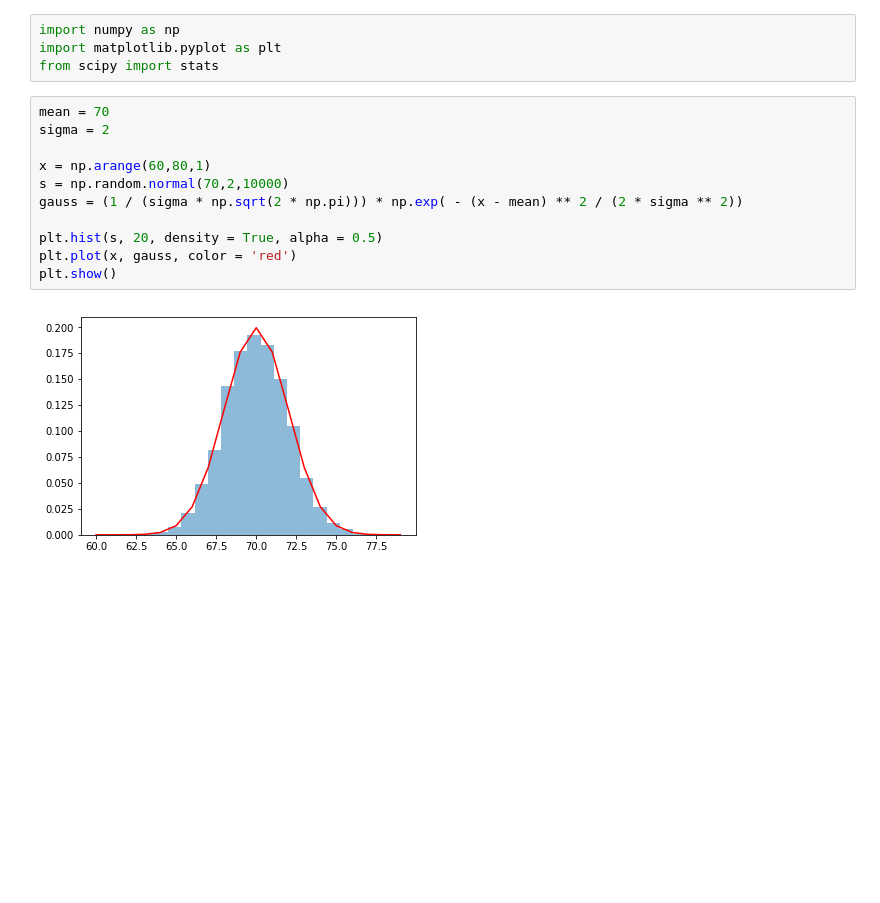
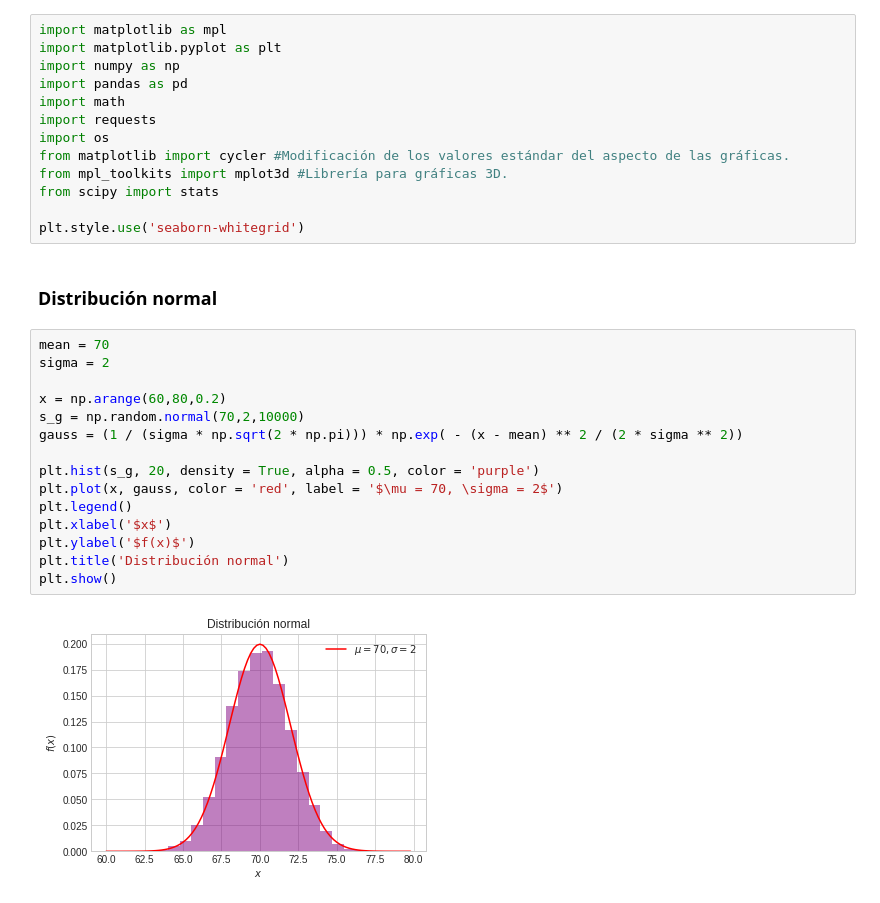
Before and after one commit to DCIDA2019/da2019-MIMIMUSTAINE, a Jupyter notebook: Semana4/Trabajo/Distribuciones.ipynb, the cells around one changed output. Drawn from its saved outputs; the diff is of its cells as text; blank space fills up the shorter version.

```diff
--- a/Semana4/Trabajo/Distribuciones.ipynb
+++ b/Semana4/Trabajo/Distribuciones.ipynb
@@ -1,17 +1,32 @@
-# %%
-import numpy as np
-import matplotlib.pyplot as plt
-from scipy import stats
+# %%
+import matplotlib as mpl
+import matplotlib.pyplot as plt
+import numpy as np
+import pandas as pd
+import math
+import requests
+import os
+from matplotlib import cycler #Modificación de los valores estándar del aspecto de las gráficas.
+from mpl_toolkits import mplot3d #Librería para gráficas 3D.
+from scipy import stats
+
+plt.style.use('seaborn-whitegrid')
+# %% [markdown]
+### <strong>Distribución normal</strong>
 # %%
 mean = 70
 sigma = 2
 
-x = np.arange(60,80,1)
-s = np.random.normal(70,2,10000)
+x = np.arange(60,80,0.2)
+s_g = np.random.normal(70,2,10000)
 gauss = (1 / (sigma * np.sqrt(2 * np.pi))) * np.exp( - (x - mean) ** 2 / (2 * sigma ** 2))
 
-plt.hist(s, 20, density = True, alpha = 0.5)
-plt.plot(x, gauss, color = 'red')
+plt.hist(s_g, 20, density = True, alpha = 0.5, color = 'purple')
+plt.plot(x, gauss, color = 'red', label = '$\mu = 70, \sigma = 2$')
+plt.legend()
+plt.xlabel('$x$')
+plt.ylabel('$f(x)$')
+plt.title('Distribución normal')
 plt.show()
 # %% [output]
-[figure, old version]
+[figure, new version]
```
Also changed, not shown: parts of 20 cells of this notebook, 1 other file.
